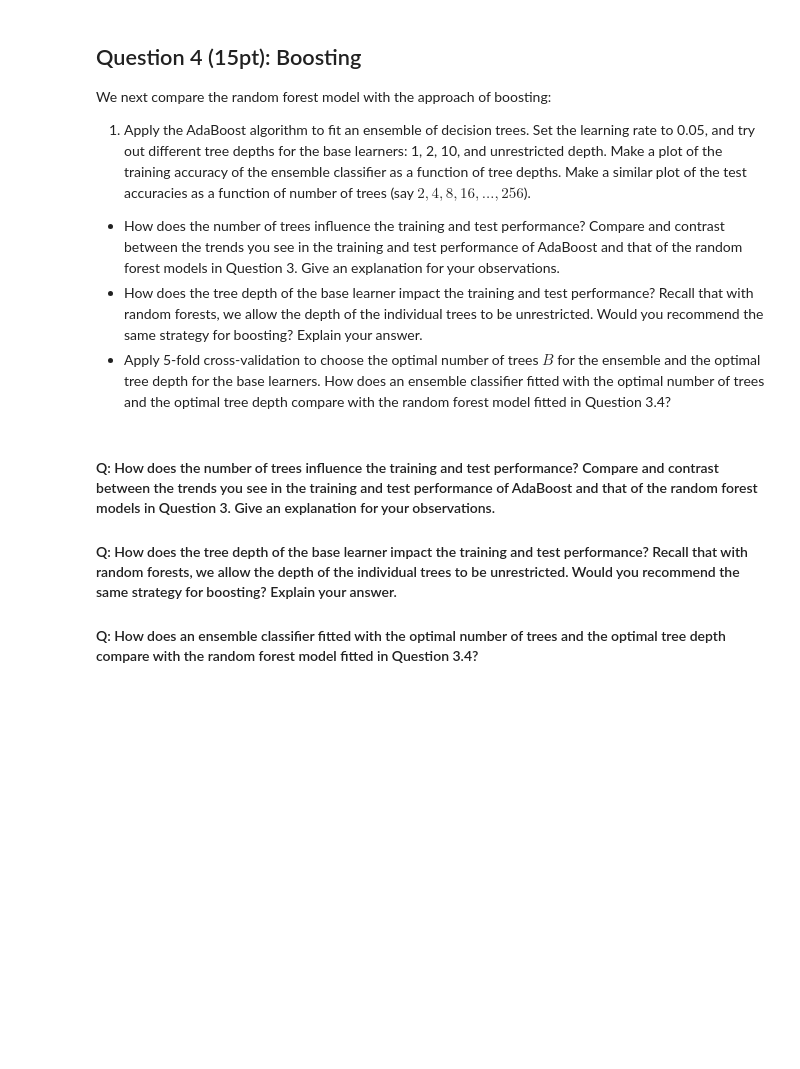
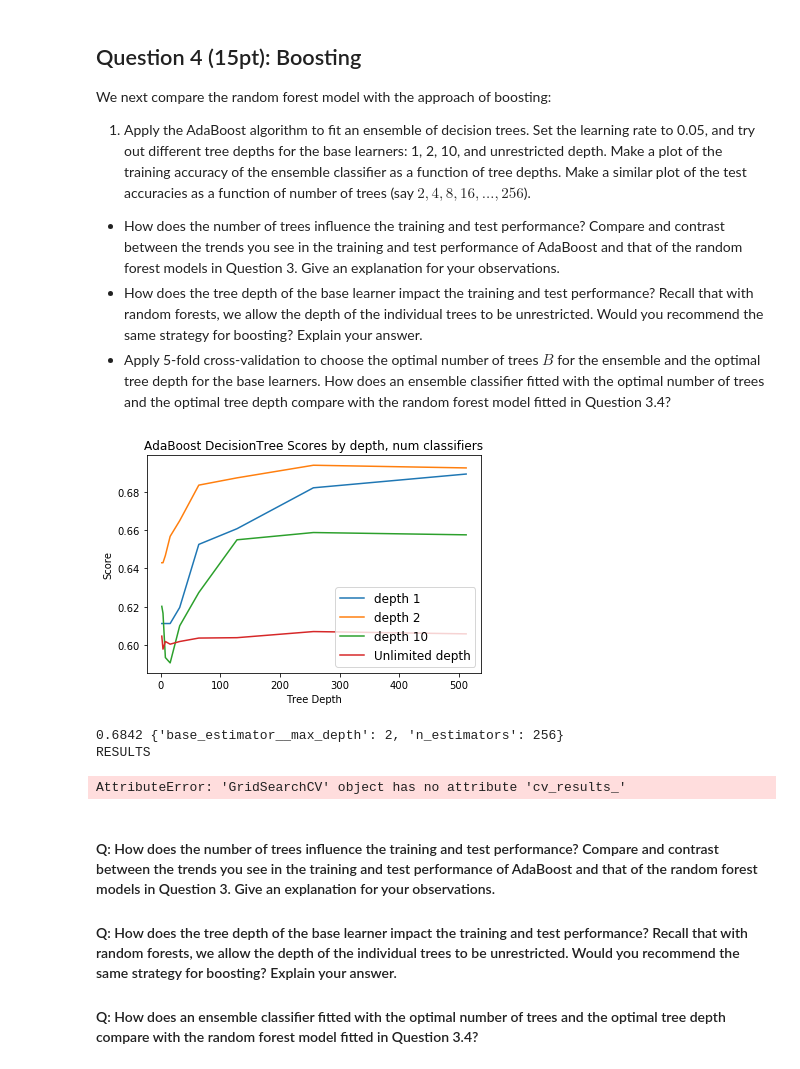
Before and after one commit to REMitchell/CSCIE109A, a Jupyter notebook: hw8/cs109-hw8.ipynb, the cells around one changed output. Drawn from its saved outputs; the diff is of its cells as text; code cells hidden in the pictures; blank space fills up the shorter version.

```diff
--- a/hw8/cs109-hw8.ipynb
+++ b/hw8/cs109-hw8.ipynb
@@ -307,6 +307,43 @@ We next compare the random forest model with the approach of boosting:
 - How does the number of trees influence the training and test performance? Compare and contrast between the trends you see in the training and test performance of AdaBoost and that of the random forest models in Question 3. Give an explanation for your observations.
 - How does the tree depth of the base learner impact the training and test performance? Recall that with random forests, we allow the depth of the individual trees to be unrestricted. Would you recommend the same strategy for boosting? Explain your answer.
 - Apply 5-fold cross-validation to choose the optimal number of trees $B$ for the ensemble and the optimal tree depth for the base learners. How does an ensemble classifier fitted with the optimal number of trees and the optimal tree depth compare with the random forest model fitted in Question 3.4?
+# %%
+depths = [1, 2, 10, None]
+tree_nums = [2,4,8,16,32,64,128,256, 512]
+
+scores = []
+for depth in depths:
+    depth_scores = []
+    for tree_num in tree_nums:
+        dtc = DecisionTreeClassifier(max_depth=depth)
+        ada = AdaBoostClassifier(dtc, learning_rate=0.05, n_estimators=tree_num)
+        ada.fit(Xtrain, ytrain)
+        depth_scores.append(ada.score(Xtest, ytest))
+    scores.append(depth_scores)
+plt.title('AdaBoost DecisionTree Scores by depth, num classifiers')
+plt.xlabel('Tree Depth')
+plt.ylabel('Score')
+plt.plot(tree_nums, scores[0], label='depth 1')
+plt.plot(tree_nums, scores[1], label='depth 2')
+plt.plot(tree_nums, scores[2], label='depth 10')
+plt.plot(tree_nums, scores[3], label='Unlimited depth')
+plt.legend(fontsize = 12)
+plt.show()
+# %% [output]
+[figure, added]
+# %%
+from sklearn import grid_search
+
+parameters = {'base_estimator__max_depth': depths, 'n_estimators': tree_nums}
+dtc = DecisionTreeClassifier()
+abc = AdaBoostClassifier(base_estimator=dtc, learning_rate=0.05)
+dtc_gs = grid_search.GridSearchCV(abc, param_grid = parameters, cv = 5, n_jobs=4)
+dtc_gs.fit(Xtrain, ytrain)
+print (dtc_gs.best_score_, dtc_gs.best_params_)
+# %% [output]
+0.6842 {'base_estimator__max_depth': 2, 'n_estimators': 256}
+RESULTS
+AttributeError: 'GridSearchCV' object has no attribute 'cv_results_'
 # %% [markdown]
 #### Q: How does the number of trees influence the training and test performance? Compare and contrast between the trends you see in the training and test performance of AdaBoost and that of the random forest models in Question 3. Give an explanation for your observations.
 
```
Also changed, not shown: parts of 2 cells of this notebook.
